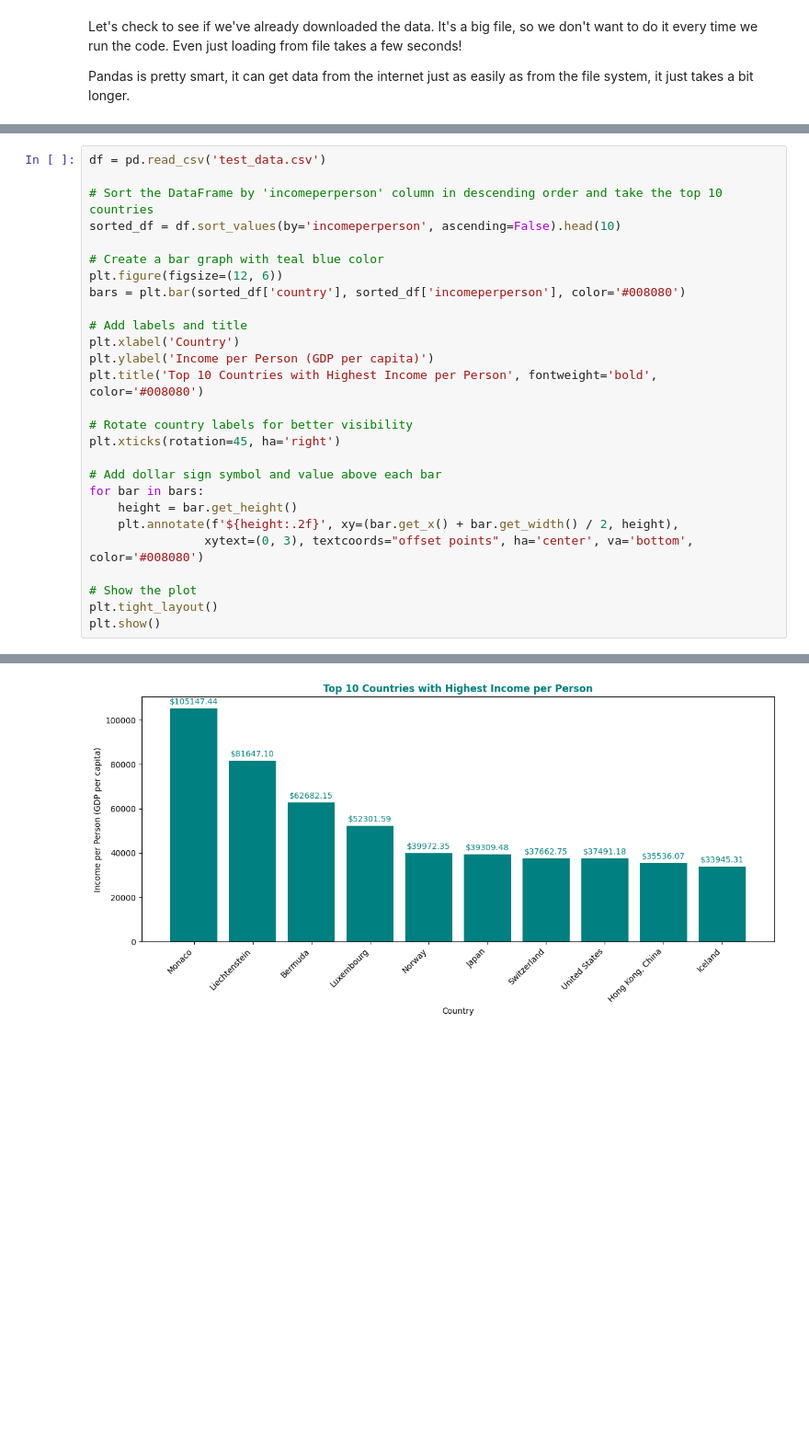
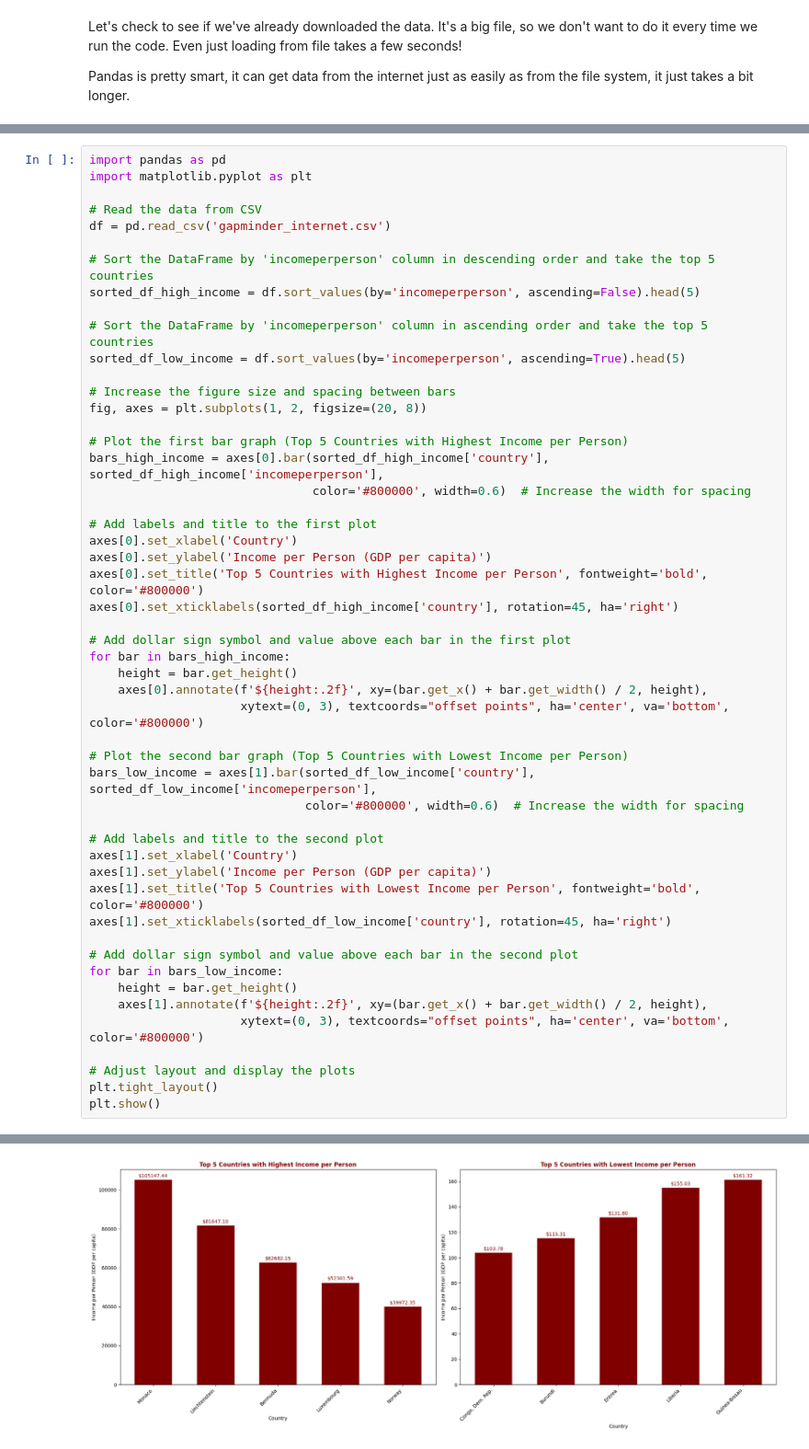
Before and after one commit to Rohaan-Adnan/me, a Jupyter notebook: assignment testing/basic_pandas testing.ipynb, the cells around one changed output, grey strips where cells are left out. Shown: that part at 92% size. Saved outputs shown, nothing was run; the diff lists cells and outputs as text; blank space fills up the shorter version.

Commit message:
data testing

```diff
--- a/assignment testing/basic_pandas testing.ipynb
+++ b/assignment testing/basic_pandas testing.ipynb
@@ -291,28 +141,52 @@ display(fig3)
 # %%
-df = pd.read_csv('test_data.csv')
+import pandas as pd
+import matplotlib.pyplot as plt
 
-# Sort the DataFrame by 'incomeperperson' column in descending order and take the top 10 countries
-sorted_df = df.sort_values(by='incomeperperson', ascending=False).head(10)
+# Read the data from CSV
+df = pd.read_csv('gapminder_internet.csv')
 
-# Create a bar graph with teal blue color
-plt.figure(figsize=(12, 6))
-bars = plt.bar(sorted_df['country'], sorted_df['incomeperperson'], color='#008080')
+# Sort the DataFrame by 'incomeperperson' column in descending order and take the top 5 countries
+sorted_df_high_income = df.sort_values(by='incomeperperson', ascending=False).head(5)
 
-# Add labels and title
-plt.xlabel('Country')
-plt.ylabel('Income per Person (GDP per capita)')
-plt.title('Top 10 Countries with Highest Income per Person', fontweight='bold', color='#008080')
+# Sort the DataFrame by 'incomeperperson' column in ascending order and take the top 5 countries
+sorted_df_low_income = df.sort_values(by='incomeperperson', ascending=True).head(5)
 
-# Rotate country labels for better visibility
-plt.xticks(rotation=45, ha='right')
+# Increase the figure size and spacing between bars
+fig, axes = plt.subplots(1, 2, figsize=(20, 8))
 
-# Add dollar sign symbol and value above each bar
-for bar in bars:
+# Plot the first bar graph (Top 5 Countries with Highest Income per Person)
+bars_high_income = axes[0].bar(sorted_df_high_income['country'], sorted_df_high_income['incomeperperson'],
+                               color='#800000', width=0.6)  # Increase the width for spacing
+
+# Add labels and title to the first plot
+axes[0].set_xlabel('Country')
+axes[0].set_ylabel('Income per Person (GDP per capita)')
+axes[0].set_title('Top 5 Countries with Highest Income per Person', fontweight='bold', color='#800000')
+axes[0].set_xticklabels(sorted_df_high_income['country'], rotation=45, ha='right')
+
+# Add dollar sign symbol and value above each bar in the first plot
+for bar in bars_high_income:
     height = bar.get_height()
-    plt.annotate(f'${height:.2f}', xy=(bar.get_x() + bar.get_width() / 2, height),
-                xytext=(0, 3), textcoords="offset points", ha='center', va='bottom', color='#008080')
+    axes[0].annotate(f'${height:.2f}', xy=(bar.get_x() + bar.get_width() / 2, height),
+                     xytext=(0, 3), textcoords="offset points", ha='center', va='bottom', color='#800000')
 
-# Show the plot
+# Plot the second bar graph (Top 5 Countries with Lowest Income per Person)
+bars_low_income = axes[1].bar(sorted_df_low_income['country'], sorted_df_low_income['incomeperperson'],
+                              color='#800000', width=0.6)  # Increase the width for spacing
+
+# Add labels and title to the second plot
+axes[1].set_xlabel('Country')
+axes[1].set_ylabel('Income per Person (GDP per capita)')
+axes[1].set_title('Top 5 Countries with Lowest Income per Person', fontweight='bold', color='#800000')
+axes[1].set_xticklabels(sorted_df_low_income['country'], rotation=45, ha='right')
+
+# Add dollar sign symbol and value above each bar in the second plot
+for bar in bars_low_income:
+    height = bar.get_height()
+    axes[1].annotate(f'${height:.2f}', xy=(bar.get_x() + bar.get_width() / 2, height),
+                     xytext=(0, 3), textcoords="offset points", ha='center', va='bottom', color='#800000')
+
+# Adjust layout and display the plots
 plt.tight_layout()
 plt.show()
 # %% [output]
@@ -319 +197 @@ plt.show()
-[figure, old version]
+[figure, new version]
```
Also changed, not shown: parts of 11 cells of this notebook, 1 other file.
